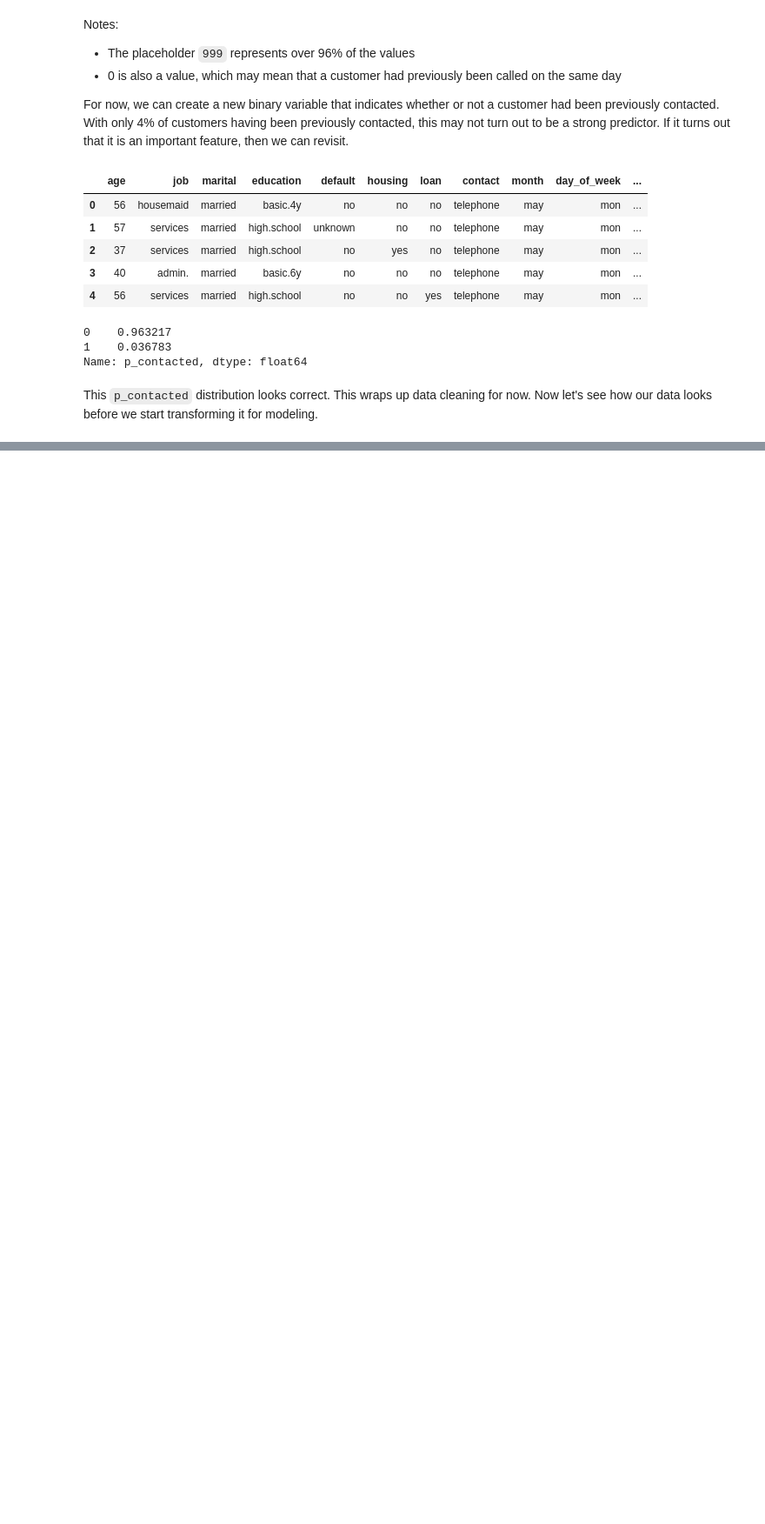
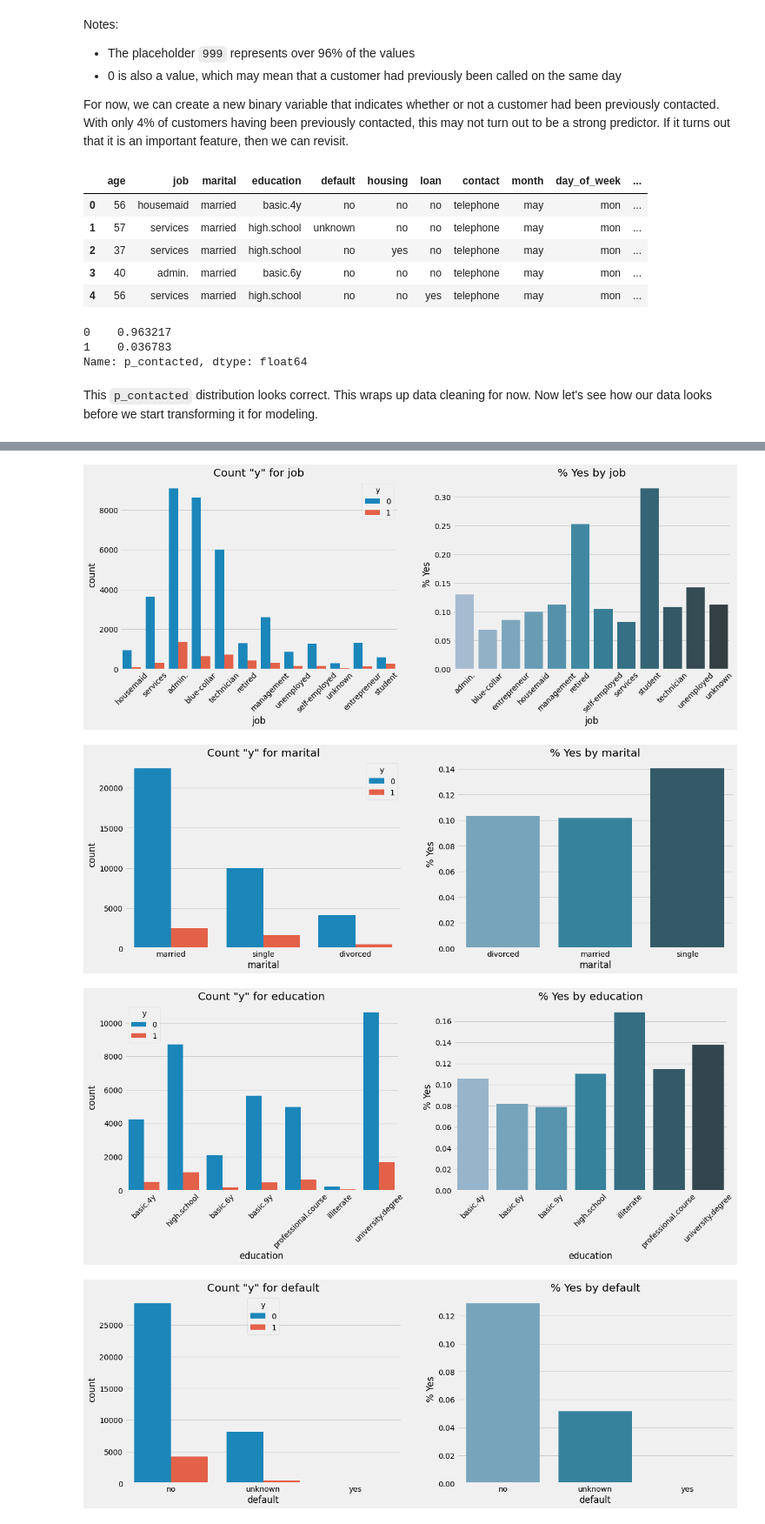
Before and after one commit to jonpresto/Classifier-for-bank-marketing-campaign, a Jupyter notebook: notebook/Bank-marketing-classifier-notebook.ipynb, the cells around one changed output, grey strips where cells are left out. Shown: that part at 87% size. Drawn from its saved outputs; the diff is of its cells as text; code cells hidden in the pictures; blank space fills up the shorter version.

```diff
--- a/notebook/Bank-marketing-classifier-notebook.ipynb
+++ b/notebook/Bank-marketing-classifier-notebook.ipynb
@@ -480,0 +493,4 @@ This `p_contacted` distribution looks correct. This wraps up data cleaning for n
+# %%
+# create a dataframe with only the categroical variables we observed earlier
+cat_data = df[categorical_features]
+cat_data.head()
@@ -480,0 +504,4 @@ This `p_contacted` distribution looks correct. This wraps up data cleaning for n
+# %%
+# add the new 'p_contacted' variable to cat_data
+cat_data = cat_data.join(df.p_contacted)
+cat_data.head()
@@ -480,0 +520,4 @@ This `p_contacted` distribution looks correct. This wraps up data cleaning for n
+# %%
+# one-hot encode the target variable 'y'
+cat_data.y = pd.get_dummies(cat_data.y, drop_first=True)
+cat_data.head()
@@ -480,0 +531,26 @@ This `p_contacted` distribution looks correct. This wraps up data cleaning for n
+# %%
+# iterate through the categorical variables and plot the value counts and
+# percentage 'y' for each value
+
+for col in cat_data.columns.values:
+    plt.figure(figsize=(18, 6))
+
+    plt.subplot(1,2,1)
+    sns.countplot(x=cat_data[col], data=cat_data, hue='y')
+    plt.title(f'Count "y" for {col}')
+    if cat_data[col].nunique() > 3:
+            plt.xticks(rotation=45)
+
+    plt.subplot(1,2,2)
+    cat_percent = cat_data.groupby(col)['y'].mean()
+    sns.barplot(x=cat_percent.index, y=cat_percent.values, palette='PuBuGn_d')
+    plt.ylabel('% Yes')
+    plt.title(f'% Yes by {col}')
+    if cat_data[col].nunique() > 3:
+            plt.xticks(rotation=45)
+    plt.show()
+# %% [output]
+[figure, added]
+[figure, added]
+[figure, added]
+[figure, added]
```
Also changed, not shown: parts of 29 cells of this notebook.
